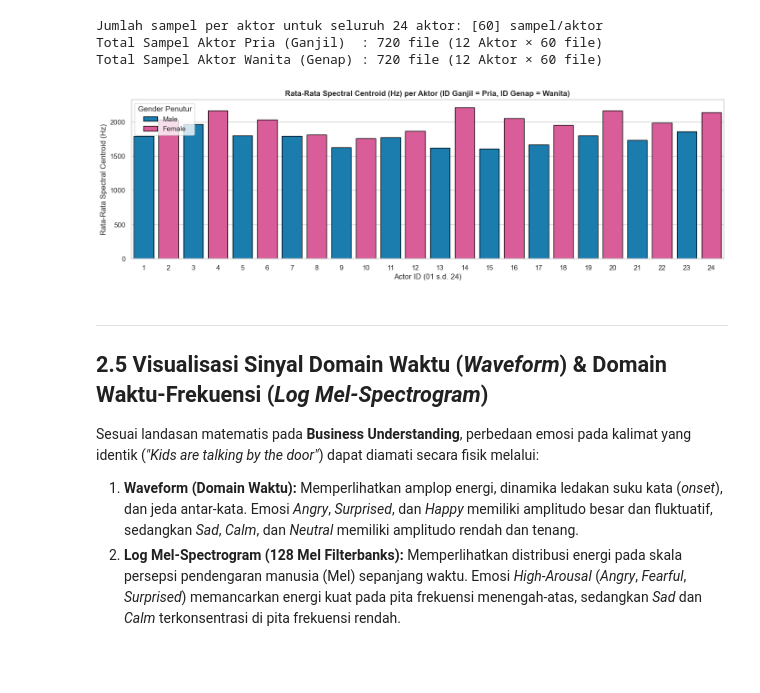
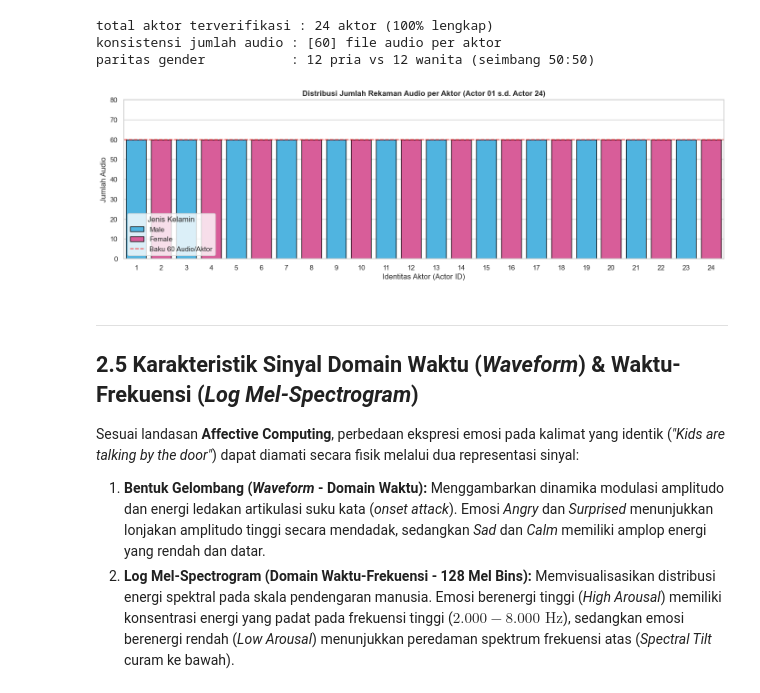
Before and after one commit to IlhamInsight/proyek_sain_data, a Jupyter notebook: src/project_akhir/2-data_understanding/1-data_understanding.ipynb, the cells around one changed output. Cells and saved outputs as stored; diff of their text form; code cells hidden in the pictures; blank space fills up the shorter version.

```diff
--- a/src/project_akhir/2-data_understanding/1-data_understanding.ipynb
+++ b/src/project_akhir/2-data_understanding/1-data_understanding.ipynb
@@ -386,39 +411,42 @@ Pada **Tahap 2 (Data Preparation)** dan **Tahap 5 (Evaluation)** di dokumen *Bus
 # %%
+# verifikasi jumlah rekaman dan distribusi gender per aktor
 actor_summary = df_full.groupby(['actor_id', 'gender']).agg(
-    Total_File=('filename', 'count'),
+    Total_Audio=('filename', 'count'),
     Jumlah_Emosi=('emotion', 'nunique'),
-    Durasi_Rata2_Detik=('duration_sec', 'mean'),
-    RMSE_Rata2=('rmse', 'mean'),
-    Centroid_Rata2_Hz=('spectral_centroid_hz', 'mean')
+    Durasi_Rata2=('duration_sec', 'mean')
 ).reset_index()
 
-print(f"Jumlah sampel per aktor untuk seluruh 24 aktor: {actor_summary['Total_File'].unique().tolist()} sampel/aktor")
-print(f"Total Sampel Aktor Pria (Ganjil)  : {df_full[df_full['gender']=='Male'].shape[0]} file (12 Aktor × 60 file)")
-print(f"Total Sampel Aktor Wanita (Genap) : {df_full[df_full['gender']=='Female'].shape[0]} file (12 Aktor × 60 file)")
+print(f"total aktor terverifikasi : {len(actor_summary)} aktor (100% lengkap)")
+print(f"konsistensi jumlah audio : {actor_summary['Total_Audio'].unique()} file audio per aktor")
+print(f"paritas gender           : {(actor_summary['gender']=='Male').sum()} pria vs {(actor_summary['gender']=='Female').sum()} wanita (seimbang 50:50)")
 
+# visualisasi profil aktor dan gender
 fig, ax = plt.subplots(figsize=(14, 4.5))
 sns.barplot(
-    data=actor_summary, x='actor_id', y='Centroid_Rata2_Hz', hue='gender',
-    dodge=False, palette={'Male': '#0284c7', 'Female': '#ec4899'}, ax=ax, edgecolor='black'
+    data=actor_summary, x='actor_id', y='Total_Audio', hue='gender',
+    palette={'Male': '#38bdf8', 'Female': '#ec4899'}, edgecolor='black', ax=ax
 )
-ax.set_title('Rata-Rata Spectral Centroid (Hz) per Aktor (ID Ganjil = Pria, ID Genap = Wanita)')
-ax.set_xlabel('Actor ID (01 s.d. 24)')
-ax.set_ylabel('Rata-Rata Spectral Centroid (Hz)')
-ax.legend(title='Gender Penutur')
+ax.set_title('Distribusi Jumlah Rekaman Audio per Aktor (Actor 01 s.d. Actor 24)')
+ax.set_xlabel('Identitas Aktor (Actor ID)')
+ax.set_ylabel('Jumlah Audio')
+ax.set_ylim(0, 80)
+ax.axhline(60, color='red', linestyle='--', alpha=0.7, label='Baku 60 Audio/Aktor')
+ax.legend(title='Jenis Kelamin')
+
 plt.tight_layout()
 plt.savefig(os.path.join(OUTPUT_IMAGE_DIR, 'profil_aktor_gender.png'), dpi=150, bbox_inches='tight')
 plt.show()
 # %% [output]
-Jumlah sampel per aktor untuk seluruh 24 aktor: [60] sampel/aktor
-Total Sampel Aktor Pria (Ganjil)  : 720 file (12 Aktor × 60 file)
-Total Sampel Aktor Wanita (Genap) : 720 file (12 Aktor × 60 file)
+total aktor terverifikasi : 24 aktor (100% lengkap)
+konsistensi jumlah audio : [60] file audio per aktor
+paritas gender           : 12 pria vs 12 wanita (seimbang 50:50)
-[figure, old version]
+[figure, new version]
 # %% [markdown]
 ---
-## 2.5 Visualisasi Sinyal Domain Waktu (*Waveform*) & Domain Waktu-Frekuensi (*Log Mel-Spectrogram*)
+## 2.5 Karakteristik Sinyal Domain Waktu (*Waveform*) & Waktu-Frekuensi (*Log Mel-Spectrogram*)
 
-Sesuai landasan matematis pada **Business Understanding**, perbedaan emosi pada kalimat yang identik (*"Kids are talking by the door"*) dapat diamati secara fisik melalui:
-1. **Waveform (Domain Waktu):** Memperlihatkan amplop energi, dinamika ledakan suku kata (*onset*), dan jeda antar-kata. Emosi *Angry*, *Surprised*, dan *Happy* memiliki amplitudo besar dan fluktuatif, sedangkan *Sad*, *Calm*, dan *Neutral* memiliki amplitudo rendah dan tenang.
-2. **Log Mel-Spectrogram (128 Mel Filterbanks):** Memperlihatkan distribusi energi pada skala persepsi pendengaran manusia (Mel) sepanjang waktu. Emosi *High-Arousal* (*Angry*, *Fearful*, *Surprised*) memancarkan energi kuat pada pita frekuensi menengah-atas, sedangkan *Sad* dan *Calm* terkonsentrasi di pita frekuensi rendah.
+Sesuai landasan **Affective Computing**, perbedaan ekspresi emosi pada kalimat yang identik (*"Kids are talking by the door"*) dapat diamati secara fisik melalui dua representasi sinyal:
+1. **Bentuk Gelombang (*Waveform* - Domain Waktu):** Menggambarkan dinamika modulasi amplitudo dan energi ledakan artikulasi suku kata (*onset attack*). Emosi *Angry* dan *Surprised* menunjukkan lonjakan amplitudo tinggi secara mendadak, sedangkan *Sad* dan *Calm* memiliki amplop energi yang rendah dan datar.
+2. **Log Mel-Spectrogram (Domain Waktu-Frekuensi - 128 Mel Bins):** Memvisualisasikan distribusi energi spektral pada skala pendengaran manusia. Emosi berenergi tinggi (*High Arousal*) memiliki konsentrasi energi yang padat pada frekuensi tinggi ($2.000 - 8.000\text{ Hz}$), sedangkan emosi berenergi rendah (*Low Arousal*) menunjukkan peredaman spektrum frekuensi atas (*Spectral Tilt* curam ke bawah).
 # %%
 def create_mel_filterbank(sr=16000, n_fft=1024, n_mels=128, fmin=0.0, fmax=None):
```
Also changed, not shown: parts of 15 cells of this notebook, 55 other files.
